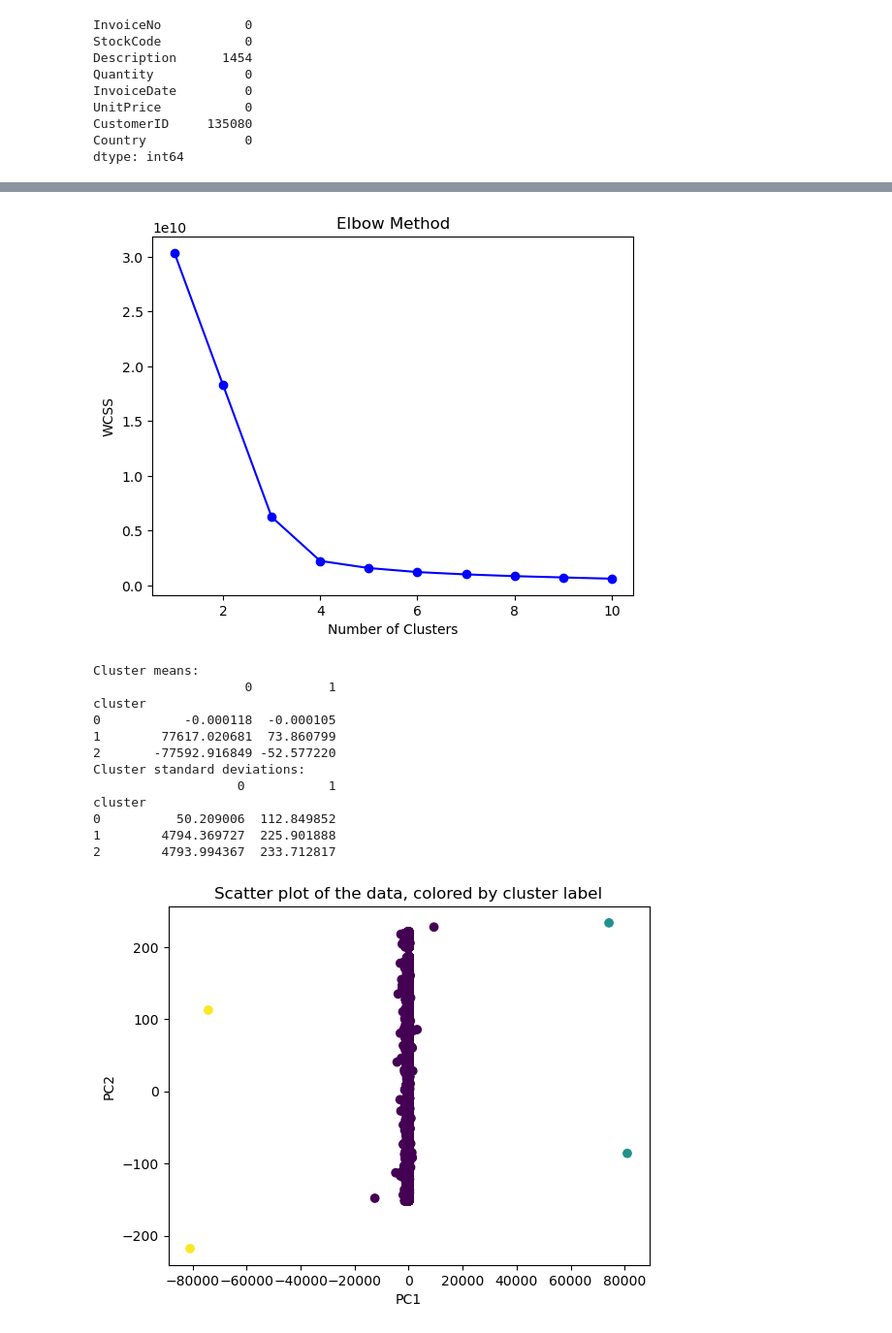
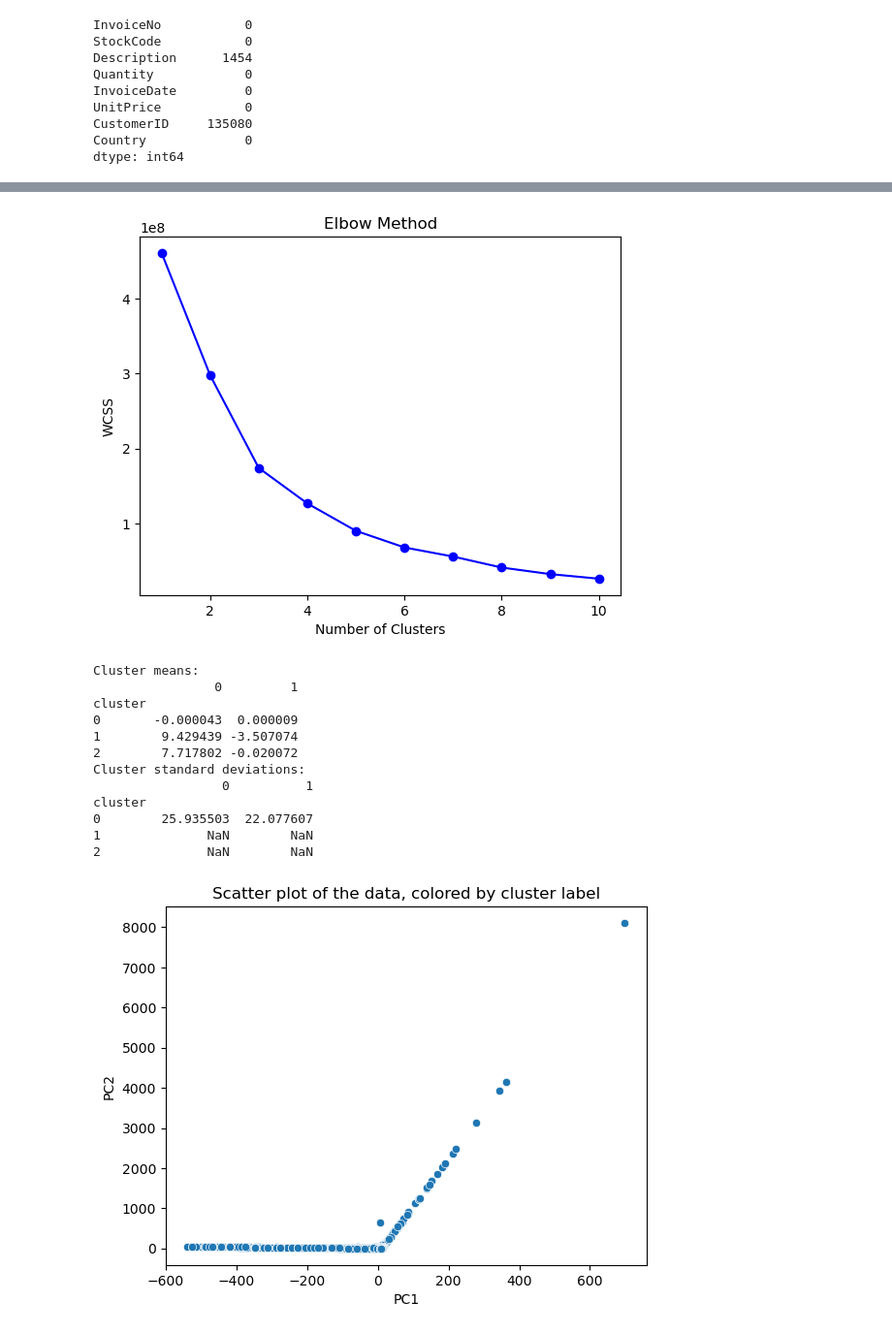
Before and after one commit to menanashat/Customer-Segmentation-for-E-commerce-Personalization, a Jupyter notebook: Customer Segmentation for E-commerce Personalization.ipynb, the cells around one changed output, grey strips where cells are left out. Shown at 97% size. Saved outputs shown, nothing was run; the diff lists cells and outputs as text; code cells hidden in the pictures.

```diff
--- a/Customer Segmentation for E-commerce Personalization.ipynb
+++ b/Customer Segmentation for E-commerce Personalization.ipynb
@@ -36,6 +36,12 @@ UnitPrice           0
 CustomerID     135080
 Country             0
 dtype: int64
+# %%
+# Remove negative quantities
+data = data[data['Quantity'] > 0]
+
+# Remove outliers (example: considering outliers as values beyond 3 standard deviations)
+data = data[(data['Quantity'] < data['Quantity'].mean() + 3 * data['Quantity'].std())]
 # %%
 data.shape
 # %% [output]
@@ -132,7 +139,7 @@ plt.ylabel('WCSS')
 plt.title('Elbow Method')
 plt.show()
 # %% [output]
-[figure, old version]
+[figure, new version]
 # %%
 # Perform K-means clustering with the optimal number of clusters
 optimal_clusters = 3  # Select the number of clusters based on the elbow curve
@@ -165,24 +172,24 @@ print('Cluster standard deviations:')
 print(cluster_std)
 # %% [output]
 Cluster means:
-                    0          1
+                0         1
 cluster
-0           -0.000118  -0.000105
-1        77617.020681  73.860799
-2       -77592.916849 -52.577220
+0       -0.000043  0.000009
+1        9.429439 -3.507074
+2        7.717802 -0.020072
 Cluster standard deviations:
-                   0           1
+                 0          1
 cluster
-0          50.209006  112.849852
-1        4794.369727  225.901888
-2        4793.994367  233.712817
+0        25.935503  22.077607
+1              NaN        NaN
+2              NaN        NaN
 # %%
-# Create a scatter plot of the data, colored by cluster label
-plt.scatter(pca_features[:, 0], pca_features[:, 1], c=labels)
+# Create a scatter plot of the subsampled data, colored by cluster label
+sns.scatterplot(x=pca_features[:, 0], y=pca_features[:, 1])
 plt.xlabel('PC1')
 plt.ylabel('PC2')
 plt.title('Scatter plot of the data, colored by cluster label')
 plt.show()
 # %% [output]
-[figure, old version]
+[figure, new version]
 # %%
```
Also changed, not shown: parts of 11 cells of this notebook.
